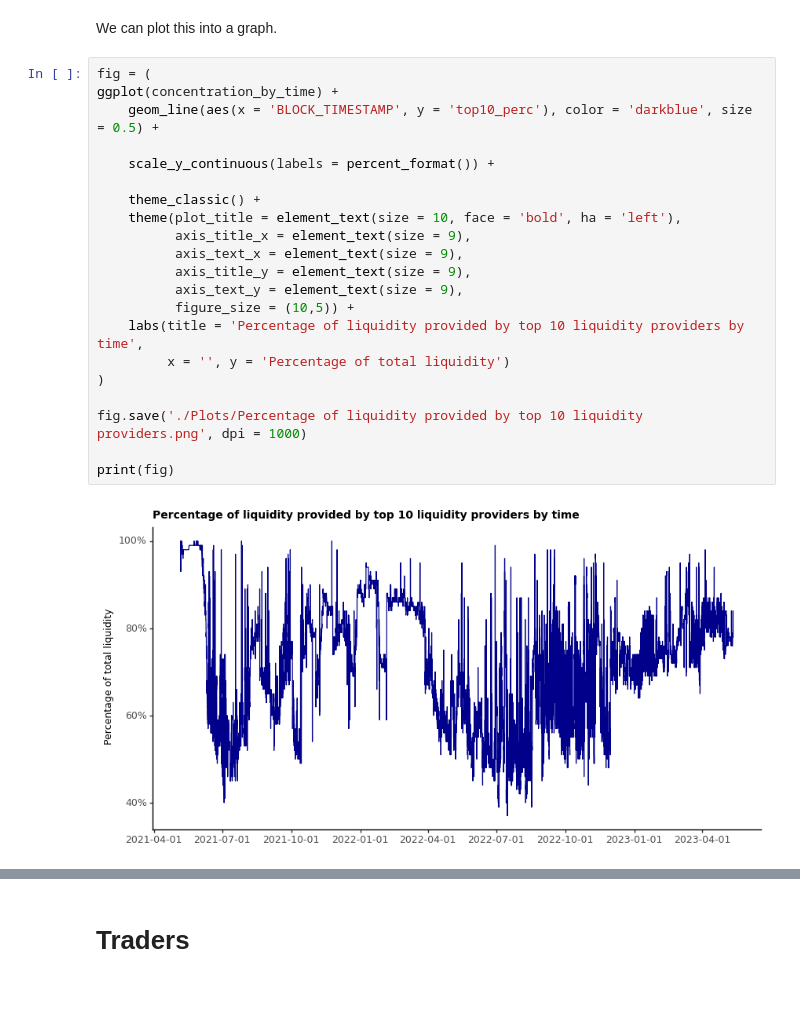
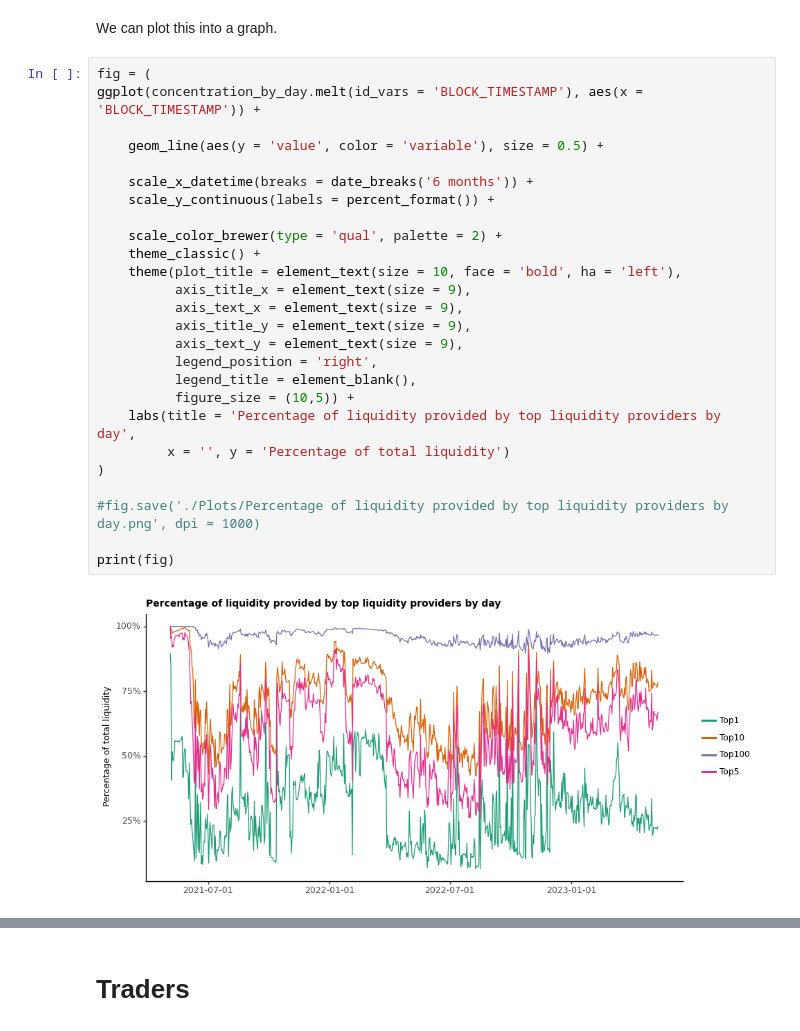
Before and after one commit to zhiconghu/Ethereum_DEX_Data, a Jupyter notebook: Data Descriptions.ipynb, the cells around one changed output, grey strips where cells are left out. Saved outputs shown, nothing was run; the diff lists cells and outputs as text; blank space fills up the shorter version.

Commit message:
plot improvement

```diff
--- a/Data Descriptions.ipynb
+++ b/Data Descriptions.ipynb
@@ -324,24 +378,29 @@ concentration_by_time.head()
 We can plot this into a graph.
 # %%
 fig = (
-ggplot(concentration_by_time) +
-    geom_line(aes(x = 'BLOCK_TIMESTAMP', y = 'top10_perc'), color = 'darkblue', size = 0.5) +
+ggplot(concentration_by_day.melt(id_vars = 'BLOCK_TIMESTAMP'), aes(x = 'BLOCK_TIMESTAMP')) +
 
+    geom_line(aes(y = 'value', color = 'variable'), size = 0.5) +
+
+    scale_x_datetime(breaks = date_breaks('6 months')) +
     scale_y_continuous(labels = percent_format()) +
 
+    scale_color_brewer(type = 'qual', palette = 2) +
     theme_classic() +
     theme(plot_title = element_text(size = 10, face = 'bold', ha = 'left'),
           axis_title_x = element_text(size = 9),
           axis_text_x = element_text(size = 9),
           axis_title_y = element_text(size = 9),
           axis_text_y = element_text(size = 9),
+          legend_position = 'right',
+          legend_title = element_blank(),
           figure_size = (10,5)) +
-    labs(title = 'Percentage of liquidity provided by top 10 liquidity providers by time',
+    labs(title = 'Percentage of liquidity provided by top liquidity providers by day',
          x = '', y = 'Percentage of total liquidity')
 )
 
-fig.save('./Plots/Percentage of liquidity provided by top 10 liquidity providers.png', dpi = 1000)
+#fig.save('./Plots/Percentage of liquidity provided by top liquidity providers by day.png', dpi = 1000)
 
 print(fig)
 # %% [output]
-[figure, old version]
+[figure, new version]
```
Also changed, not shown: parts of 30 cells of this notebook, 5 other files.
